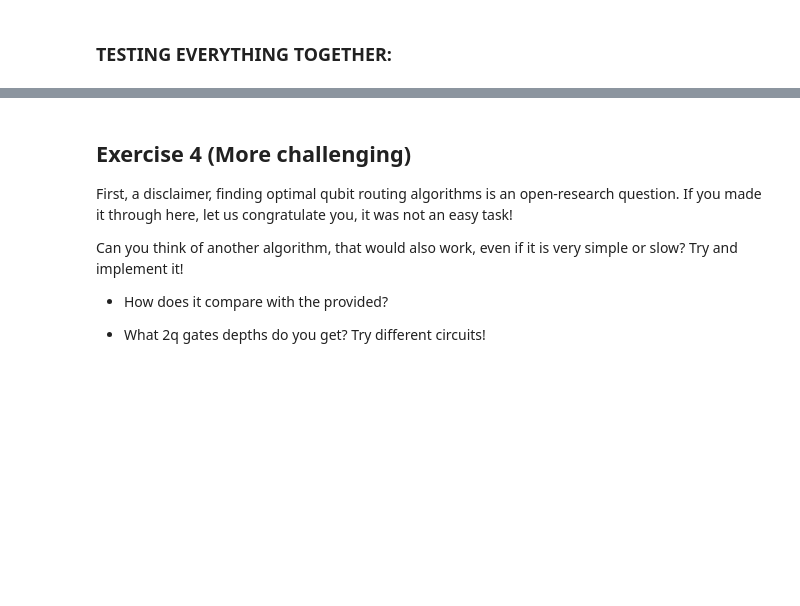
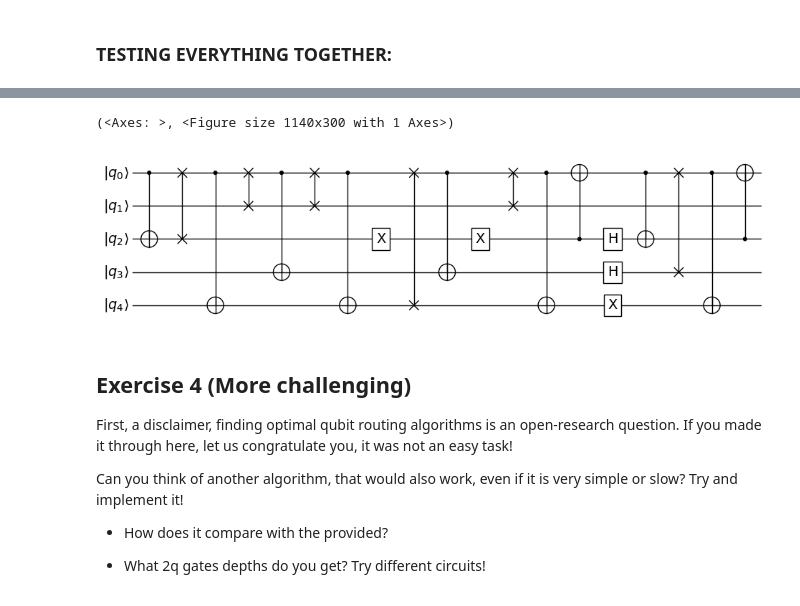
Before and after one commit to qilimanjaro-tech/haqtoberfest2024, a Jupyter notebook: solutions/qubit_mapping/solutions_in_notebook/Challenge.ipynb, the cells around one changed output, grey strips where cells are left out. Saved outputs shown, nothing was run; the diff lists cells and outputs as text; code cells hidden in the pictures; blank space fills up the shorter version.

```diff
--- a/solutions/qubit_mapping/solutions_in_notebook/Challenge.ipynb
+++ b/solutions/qubit_mapping/solutions_in_notebook/Challenge.ipynb
@@ -504,18 +504,18 @@ from typing import List, Dict, Tuple
 STAR_ARCHITECTURE: Dict[int, List[int]] = {0: [1, 2, 3, 4], 1: [0], 2: [0], 3: [0], 4: [0]}
 
 
-def initial_mapping(timesteps: List[List[gates.Gate]]) -> Dict[int, int]:
+def initial_mapping(timesteps: List[List[gates.Gate]], architecture: dict[int, list[int]]) -> Dict[int, int]:
     """
     Function to determine the initial mapping of the qubits to the architecture.
 
     Args:
     timesteps (list): list of timesteps with the qubits involved in each timestep
+    architecture (dict): dictionary with the architecture of the chip
 
     Returns:
     dict: dictionary with the initial mapping of virtual qubits (referred to as qubits) to physical qubits (referred to as nodes)
     """
 
-    architecture = STAR_ARCHITECTURE
     graph: Dict[int, List[int]] = {}
 
     # Generate the graph containing connections from each qubit.
@@ -776,3 +800,8 @@ q4: ... ───────────────o─X───────X
+# %%
+plot_circuit(non_optimized_circuit)
+# %% [output]
+(<Axes: >, <Figure size 1140x300 with 1 Axes>)
+[figure, added]
 # %% [markdown]
 ## Exercise 4 (More challenging)
 
```
Also changed, not shown: parts of 4 cells of this notebook.
